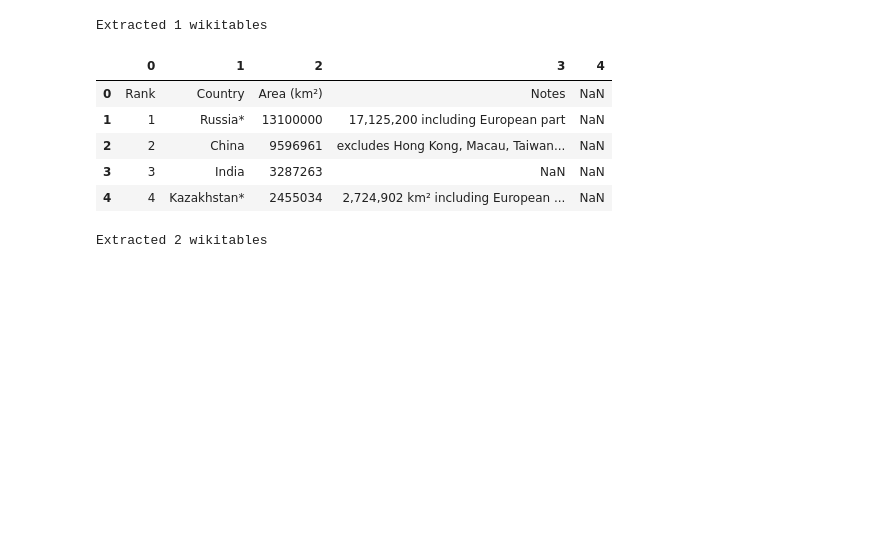
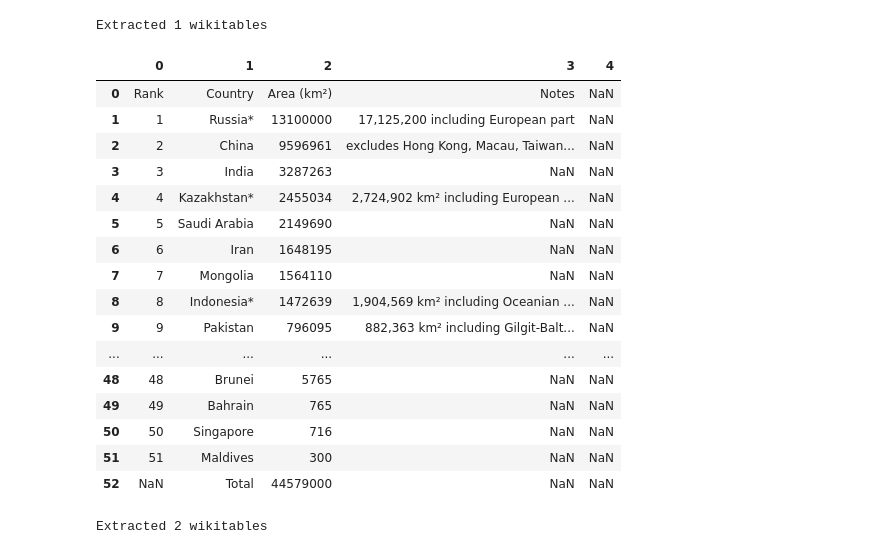
Before and after one commit to softhints/python, a Jupyter notebook: notebooks/Scrape wiki tables with pandas and python.ipynb, the cells around one changed output. Saved outputs shown, nothing was run; the diff lists cells and outputs as text; code cells hidden in the pictures; blank space fills up the shorter version.

```diff
--- a/notebooks/Scrape wiki tables with pandas and python.ipynb
+++ b/notebooks/Scrape wiki tables with pandas and python.ipynb
@@ -32,14 +32,25 @@ print ("Extracted {num} wikitables".format(num=len(wikitables)))
 # %% [output]
 Extracted 1 wikitables
 # %%
-wikitables[0].head()
+wikitables[0]
 # %% [output]
 |  | 0 | 1 | 2 | 3 | 4 |
 | 0 | Rank | Country | Area (km²) | Notes | NaN |
 | 1 | 1 | Russia* | 13100000 | 17,125,200 including European part | NaN |
 | 2 | 2 | China | 9596961 | excludes Hong Kong, Macau, Taiwan... | NaN |
 | 3 | 3 | India | 3287263 | NaN | NaN |
 | 4 | 4 | Kazakhstan* | 2455034 | 2,724,902 km² including European ... | NaN |
+| 5 | 5 | Saudi Arabia | 2149690 | NaN | NaN |
+| 6 | 6 | Iran | 1648195 | NaN | NaN |
+| 7 | 7 | Mongolia | 1564110 | NaN | NaN |
+| 8 | 8 | Indonesia* | 1472639 | 1,904,569 km² including Oceanian ... | NaN |
+| 9 | 9 | Pakistan | 796095 | 882,363 km² including Gilgit-Balt... | NaN |
+| ... | ... | ... | ... | ... | ... |
+| 48 | 48 | Brunei | 5765 | NaN | NaN |
+| 49 | 49 | Bahrain | 765 | NaN | NaN |
+| 50 | 50 | Singapore | 716 | NaN | NaN |
+| 51 | 51 | Maldives | 300 | NaN | NaN |
+| 52 | NaN | Total | 44579000 | NaN | NaN |
 # %%
 # extract several tables from wikipedia from a single page
 from pandas.io.html import read_html
```
Also changed, not shown: parts of 1 cell of this notebook.
